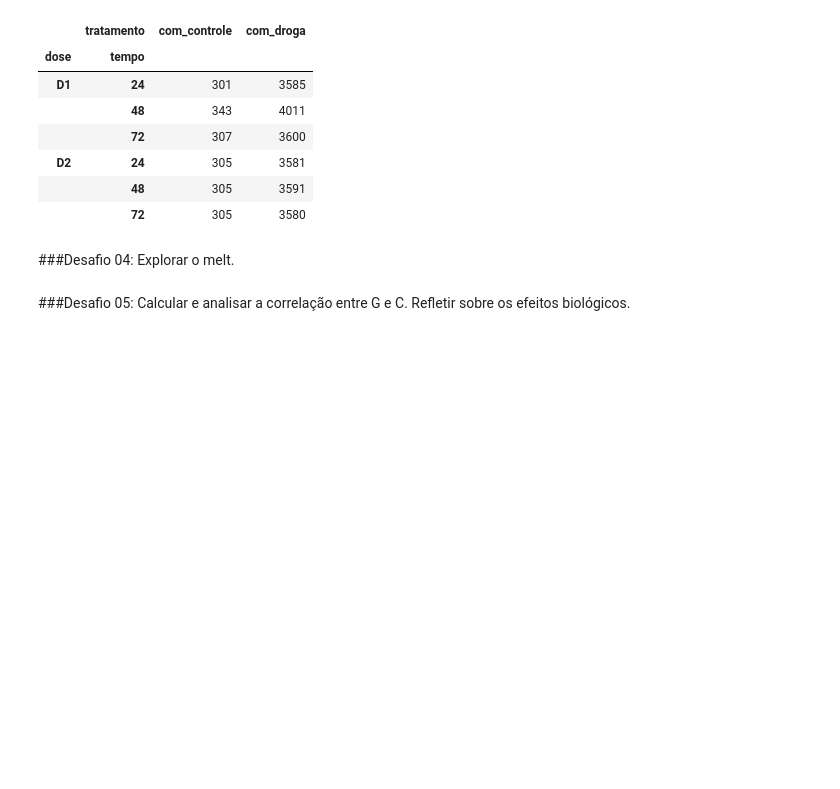
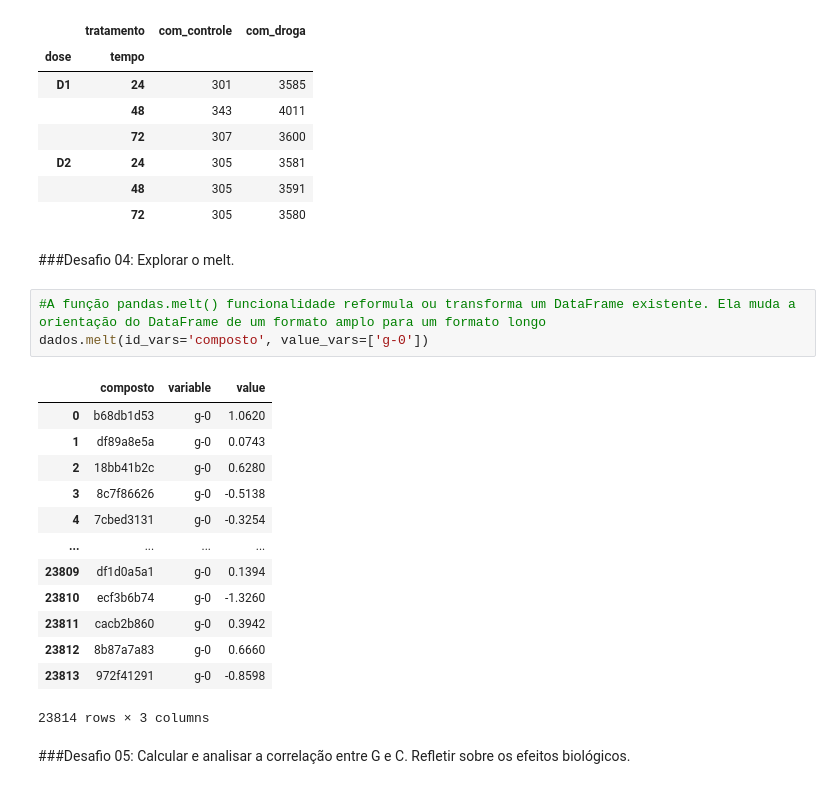
Before and after one commit to ianbs/imersao-data-science-alura, a Jupyter notebook: Aula_03.ipynb, the cells around one changed output. Saved outputs shown, nothing was run; the diff lists cells and outputs as text; blank space fills up the shorter version.

```diff
--- a/Aula_03.ipynb
+++ b/Aula_03.ipynb
@@ -621,5 +621,22 @@ pd.crosstab([dados['dose'], dados['tempo']],  dados['tratamento'], values=dados[
 |  | 72 | 305 | 3580 |
 # %% [markdown]
 ###Desafio 04: Explorar o melt.
+# %%
+#A função pandas.melt() funcionalidade reformula ou transforma um DataFrame existente. Ela muda a orientação do DataFrame de um formato amplo para um formato longo
+dados.melt(id_vars='composto', value_vars=['g-0'])
+# %% [output]
+|  | composto | variable | value |
+| 0 | b68db1d53 | g-0 | 1.0620 |
+| 1 | df89a8e5a | g-0 | 0.0743 |
+| 2 | 18bb41b2c | g-0 | 0.6280 |
+| 3 | 8c7f86626 | g-0 | -0.5138 |
+| 4 | 7cbed3131 | g-0 | -0.3254 |
+| ... | ... | ... | ... |
+| 23809 | df1d0a5a1 | g-0 | 0.1394 |
+| 23810 | ecf3b6b74 | g-0 | -1.3260 |
+| 23811 | cacb2b860 | g-0 | 0.3942 |
+| 23812 | 8b87a7a83 | g-0 | 0.6660 |
+| 23813 | 972f41291 | g-0 | -0.8598 |
+23814 rows × 3 columns
 # %% [markdown]
 ###Desafio 05: Calcular e analisar a correlação entre G e C. Refletir sobre os efeitos biológicos.
```
Also changed, not shown: parts of 4 cells of this notebook.
